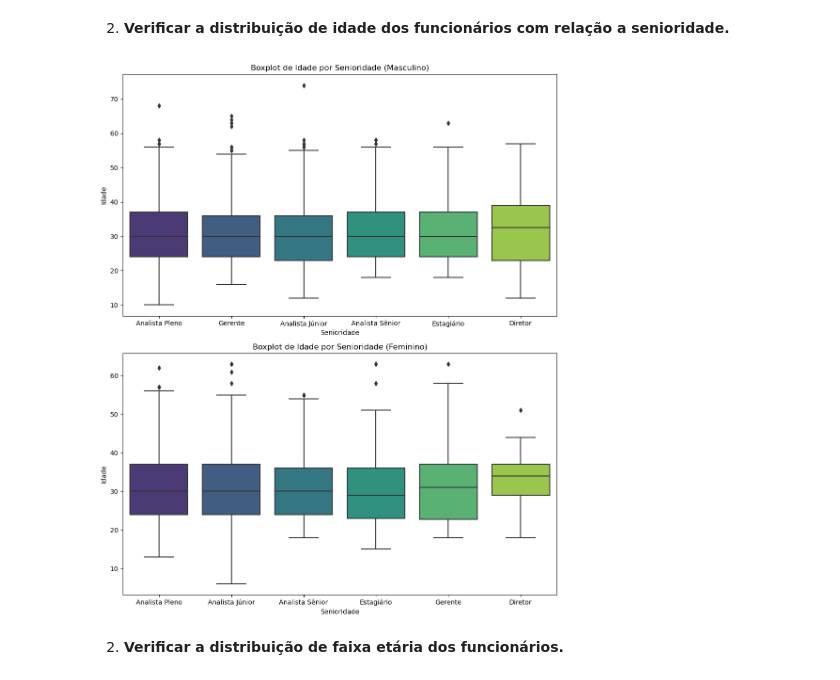
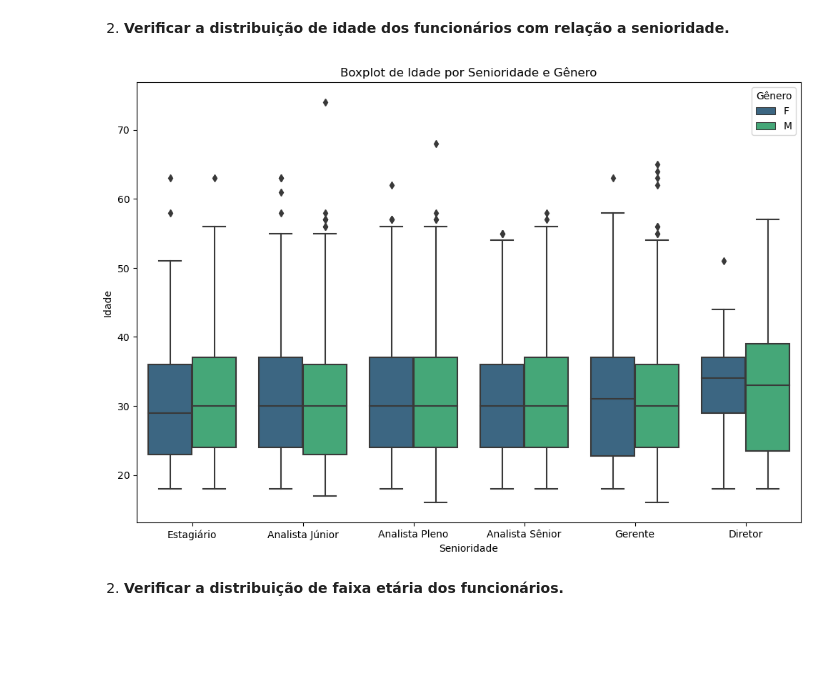
Before and after one commit to pedrolustosab/AdaHack-Dados, a Jupyter notebook: Análise Exploratória.ipynb, the cells around one changed output. Drawn from its saved outputs; the diff is of its cells as text; code cells hidden in the pictures; blank space fills up the shorter version.

```diff
--- a/Análise Exploratória.ipynb
+++ b/Análise Exploratória.ipynb
@@ -654,25 +652,28 @@ plt.show()
 # %% [markdown]
 2. **Verificar a distribuição de idade dos funcionários com relação a senioridade.**
-# %%
-# Filtrando valores de Idade maiores ou iguais a zero
-df = df[df['Idade'] >= 0]
-
-# Criando uma figura com dois eixos
-fig, axs = plt.subplots(2, 1, figsize=(10, 12))  # Ajuste o tamanho da figura conforme desejado
-
-# Criando o boxplot para o primeiro eixo (gênero masculino)
-sns.boxplot(data=df[df['Genero'] == 'M'], x='Senioridade', y='Idade', ax=axs[0], palette='viridis')
-axs[0].set_title('Boxplot de Idade por Senioridade (Masculino)')
-
-# Criando o boxplot para o segundo eixo (gênero feminino)
-sns.boxplot(data=df[df['Genero'] == 'F'], x='Senioridade', y='Idade', ax=axs[1], palette='viridis')
-axs[1].set_title('Boxplot de Idade por Senioridade (Feminino)')
-
-# Exibindo os gráficos
-plt.tight_layout()
-plt.show()
-# %% [output]
-[figure, removed]
+# %%
+# Filtrando valores de Idade maiores ou iguais a zero
+df = df[df['Idade'] >= 16]
+
+# Definir a ordem desejada de formação
+ordem_formacao = ['Estagiário', 'Analista Júnior', 'Analista Pleno', 'Analista Sênior', 'Gerente', 'Diretor']
+
+# Definir a coluna 'Formacao' como categórica com a ordem desejada
+df['Formacao'] = pd.Categorical(df['Formacao'], categories=ordem_formacao, ordered=True)
+
+# Filtrando valores de Idade maiores ou iguais a zero
+df = df[df['Idade'] >= 0]
+
+# Criar o boxplot
+plt.figure(figsize=(12, 8))
+sns.boxplot(data=df, x='Senioridade', y='Idade', hue='Genero', palette='viridis', order=ordem_formacao)
+plt.title('Boxplot de Idade por Senioridade e Gênero')
+plt.xlabel('Senioridade')
+plt.ylabel('Idade')
+plt.legend(title='Gênero')
+plt.show()
+# %% [output]
+[figure, added]
 # %% [markdown]
 2. **Verificar a distribuição de faixa etária dos funcionários.**
 # %%
```
Also changed, not shown: parts of 7 cells of this notebook, 1 other file.
